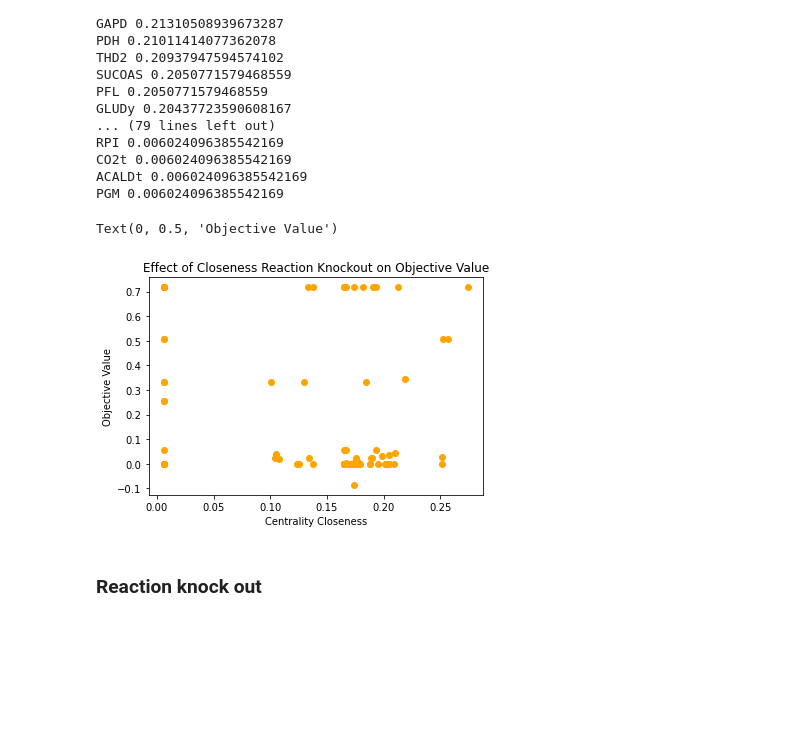
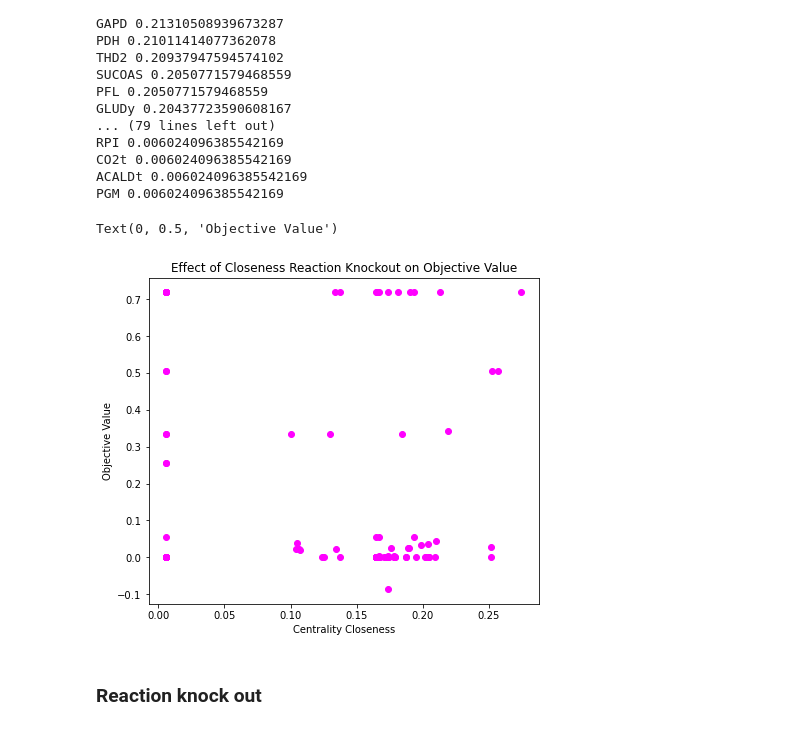
Before and after one commit to the-rich-piana/CSCI_Networks, a Jupyter notebook: Final_Project/networks_metabolism.ipynb, the cells around one changed output. Cells and saved outputs as stored; diff of their text form; code cells hidden in the pictures; blank space fills up the shorter version.

```diff
--- a/Final_Project/networks_metabolism.ipynb
+++ b/Final_Project/networks_metabolism.ipynb
@@ -271,14 +295,14 @@ for i in C_list:
     obj_vals.append(delta)
 #tmodel.reactions.GLUDy.flux
 # %%
-
-plt.scatter(C_scores, obj_vals, c='orange')
+plt.rcParams["figure.figsize"] = (7,6)
+plt.scatter(C_scores, obj_vals, c='magenta')
 plt.title("Effect of Closeness Reaction Knockout on Objective Value")
 plt.xlabel("Centrality Closeness")
 plt.ylabel("Objective Value")
 # %% [output]
 Text(0, 0.5, 'Objective Value')
-[figure, old version]
+[figure, new version]
 # %% [markdown]
 <H3> Reaction knock out </h3>
 # %%
```
Also changed, not shown: parts of 5 cells of this notebook.
